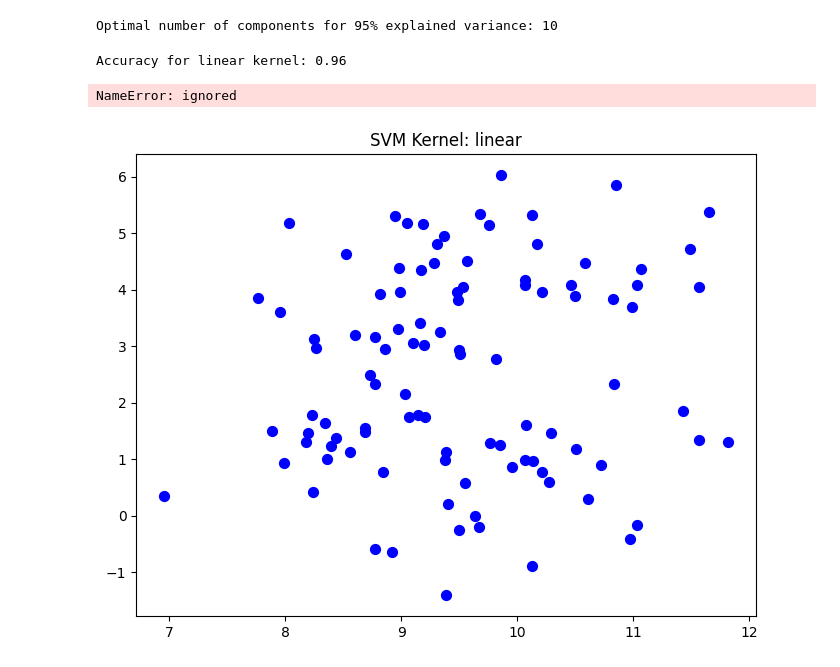
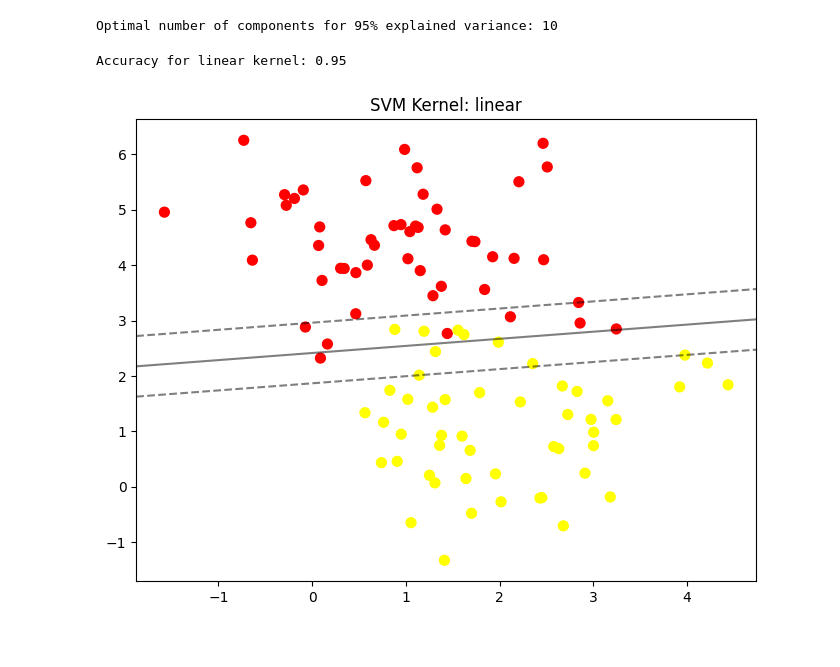
Before and after one commit to smitpatel201/IntroToMachineLearning, a Jupyter notebook: HW4_Smit_Patel.ipynb, the cells around one changed output. Cells and saved outputs as stored; diff of their text form; code cells hidden in the pictures.

```diff
--- a/HW4_Smit_Patel.ipynb
+++ b/HW4_Smit_Patel.ipynb
@@ -93,20 +93,3 @@ K_optimal = np.where(cum_var_exp >= 0.95)[0][0] + 1
 print(f"Optimal number of components for 95% explained variance: {K_optimal}")
 # %% [output]
 Optimal number of components for 95% explained variance: 10
-# %%
-from sklearn.svm import SVC
-from sklearn.datasets import make_blobs
-Xc_train, Yc_train = make_blobs(n_samples=100, centers=2, random_state=4, cluster_std=1.0)
-clf = SVC(kernel='linear').fit(Xc_train, Yc_train)
-accuracy = clf.score(Xc_train, Yc_train)
-print(f"Accuracy for linear kernel: {accuracy}")
-
-# Change the color of the blobs to blue
-plt.figure(figsize=(8, 6))
-plt.scatter(Xc_train[:, 0], Xc_train[:, 1], c='blue', s=50, cmap='autumn')
-plt.title(label='SVM Kernel: linear')
-plot_svc_decision_function(clf, plot_support=False)
-# %% [output]
-Accuracy for linear kernel: 0.96
-NameError: ignored
-[figure, removed]
@@ -123,0 +96,49 @@ plot_svc_decision_function(clf, plot_support=False);
+# %%
+from sklearn.svm import SVC
+from sklearn.datasets import make_blobs
+import matplotlib.pyplot as plt
+import numpy as np  # Required for numerical calculations for the meshgrid
+
+# Generate blobs of data with 2 centers
+Xc_train, Yc_train = make_blobs(n_samples=100, centers=2, random_state=0, cluster_std=1.0)
+
+# Fit the SVC with a linear kernel
+clf = SVC(kernel='linear').fit(Xc_train, Yc_train)
+
+# Calculate the accuracy
+accuracy = clf.score(Xc_train, Yc_train)
+print(f"Accuracy for linear kernel: {accuracy}")
+
+# Plot the blobs
+plt.figure(figsize=(8, 6))
+plt.scatter(Xc_train[:, 0], Xc_train[:, 1], c=Yc_train, cmap='autumn', s=50)  # Use the 'autumn' colormap
+plt.title('SVM Kernel: linear')
+
+# Define the function to plot the decision boundary without support vectors
+def plot_svc_decision_function(model, ax=None, plot_support=False):  # Set plot_support to False
+    if ax is None:
+        ax = plt.gca()
+    xlim = ax.get_xlim()
+    ylim = ax.get_ylim()
+
+    # Create grid to evaluate model
+    xx = np.linspace(xlim[0], xlim[1], 30)
+    yy = np.linspace(ylim[0], ylim[1], 30)
+    YY, XX = np.meshgrid(yy, xx)
+    xy = np.vstack([XX.ravel(), YY.ravel()]).T
+    Z = model.decision_function(xy).reshape(XX.shape)
+
+    # Plot decision boundary and margins
+    ax.contour(XX, YY, Z, colors='k', levels=[-1, 0, 1], alpha=0.5, linestyles=['--', '-', '--'])
+
+    ax.set_xlim(xlim)
+    ax.set_ylim(ylim)
+
+# Plot the decision function without the support vectors
+plot_svc_decision_function(clf, plot_support=False)  # Ensure plot_support is set to False
+
+# Show the plot
+plt.show()
+# %% [output]
+Accuracy for linear kernel: 0.95
+[figure, added]
```
Also changed, not shown: parts of 9 cells of this notebook.
